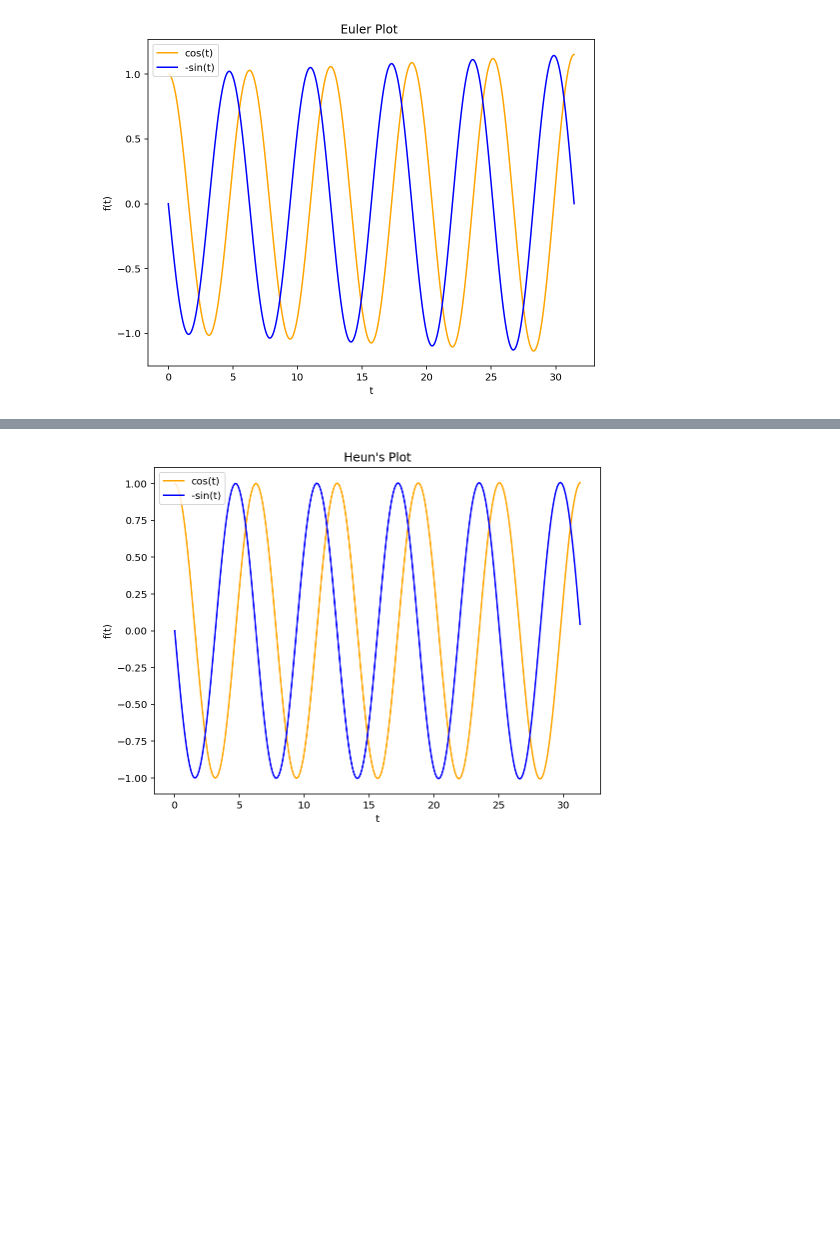
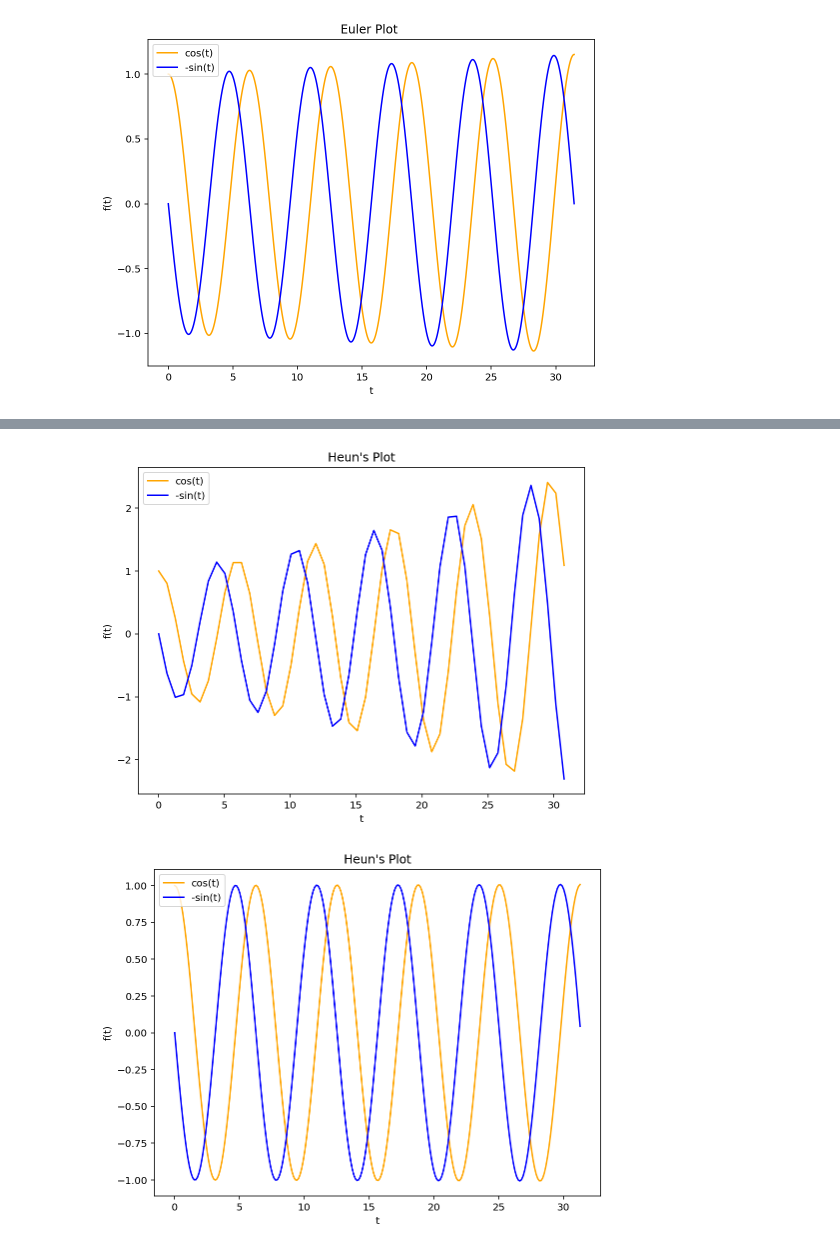
Before and after one commit to chapman-phys220-2018f/cw11-sorry-dressel, a Jupyter notebook: cw11.ipynb, the cells around one changed output, grey strips where cells are left out. Cells and saved outputs as stored; diff of their text form; code cells hidden in the pictures; blank space fills up the shorter version.

```diff
--- a/cw11.ipynb
+++ b/cw11.ipynb
@@ -23,3 +31,7 @@ In this one we see that the approximation is not super accurate, it has the shap
+# %%
+plot((ode.Heuns_2(10, np.array([1, 0]))), 10, "Heun's Plot")
+# %% [output]
+[figure, added]
 # %%
 plot((ode.Heuns_2(50, np.array([1, 0]))), 50, "Heun's Plot")
 # %% [output]
```
Also changed, not shown: parts of 14 cells of this notebook, 1 other file.
